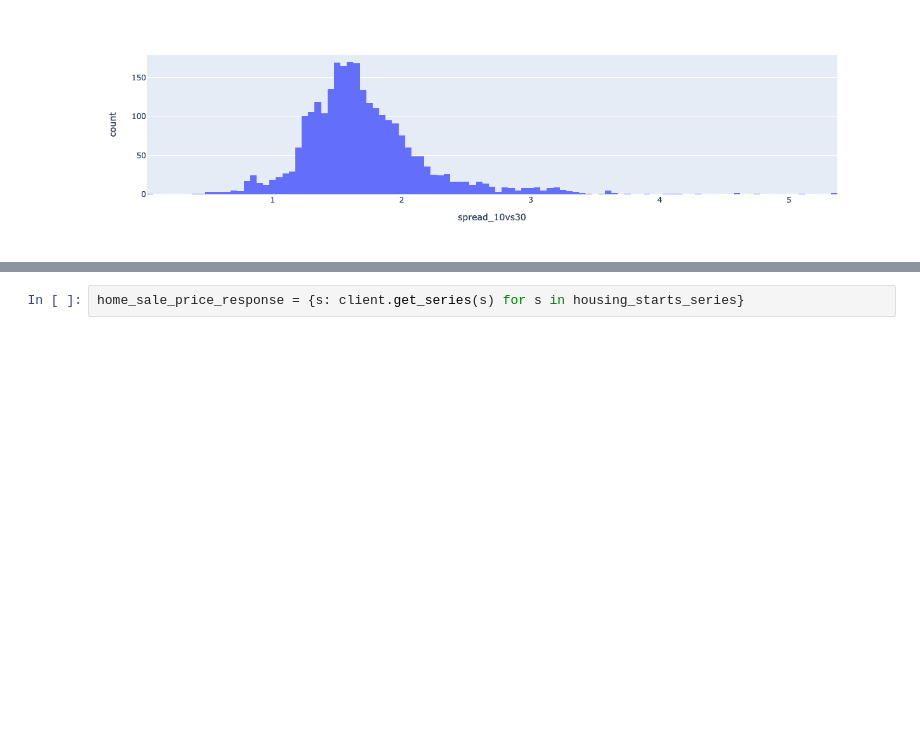
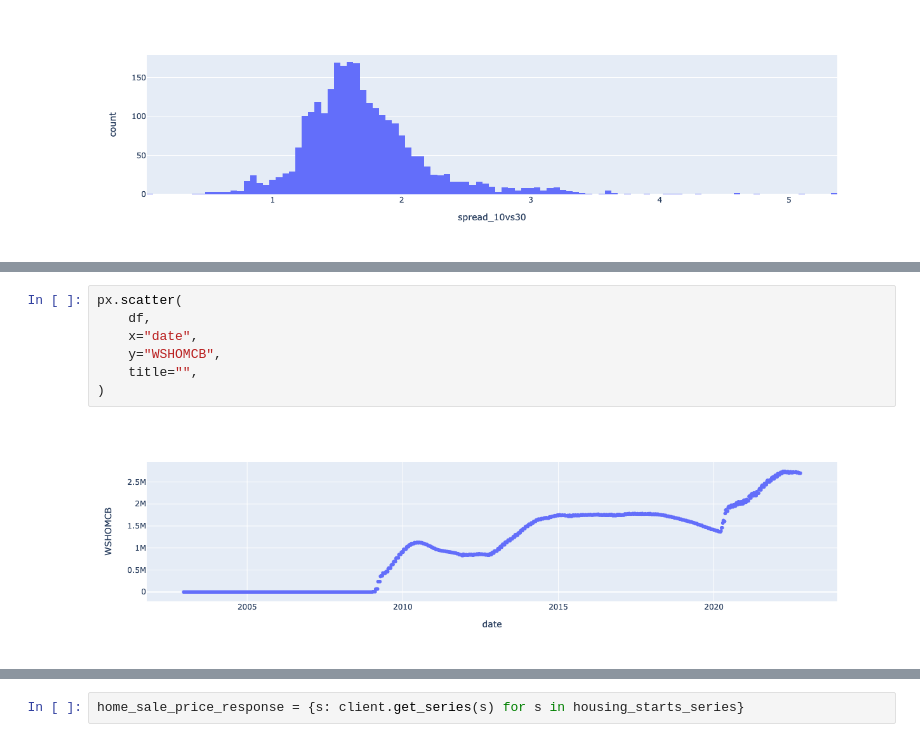
Before and after one commit to gw-moore/econ_reports, a Jupyter notebook: econ_reports/home_prices_report.ipynb, the cells around one changed output, grey strips where cells are left out. Drawn from its saved outputs; the diff is of its cells as text; blank space fills up the shorter version.

```diff
--- a/econ_reports/home_prices_report.ipynb
+++ b/econ_reports/home_prices_report.ipynb
@@ -232,0 +240,9 @@ px.histogram(df, x="spread_10vs30")
+# %%
+px.scatter(
+    df,
+    x="date",
+    y="WSHOMCB",
+    title="",
+)
+# %% [output]
+[figure, added]
```
Also changed, not shown: parts of 29 cells of this notebook, 3 other files.
